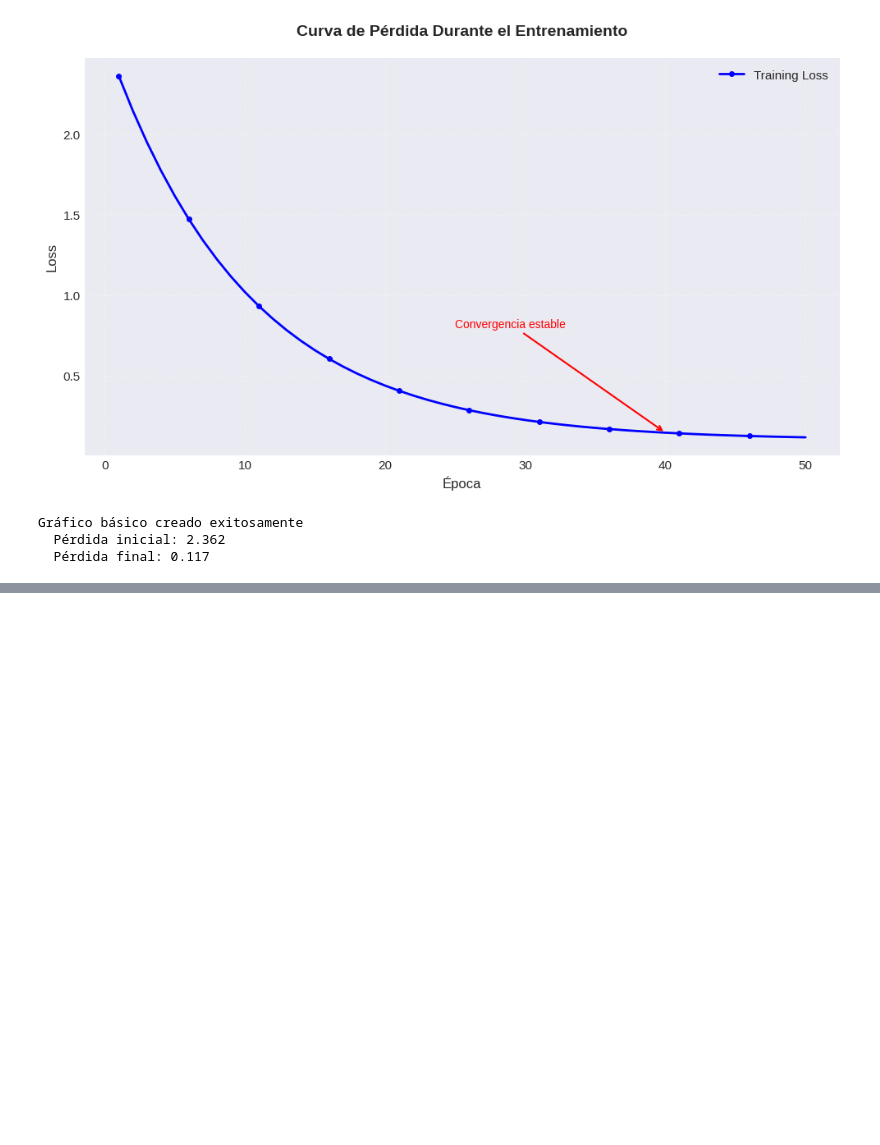
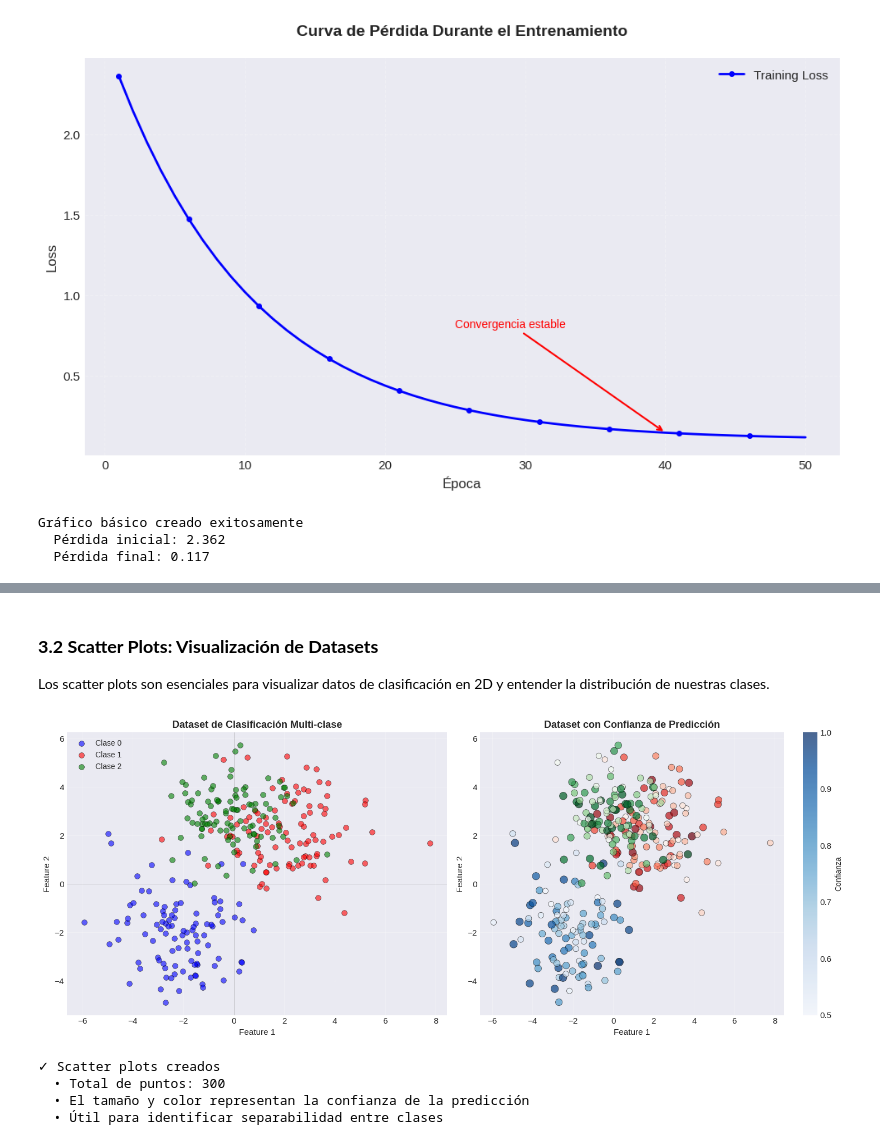
Before and after one commit to jdrodas/fundamentos_IA, a Jupyter notebook: introduccion_matplotlib/introduccion_matplotlib.ipynb, the cells around one changed output, grey strips where cells are left out. Cells and saved outputs as stored; diff of their text form; code cells hidden in the pictures; blank space fills up the shorter version.

Commit message:
Actualizado introduccion matplotlib para agregar visualización de imágenes

```diff
--- a/introduccion_matplotlib/introduccion_matplotlib.ipynb
+++ b/introduccion_matplotlib/introduccion_matplotlib.ipynb
@@ -236,3 +236,81 @@ print("  • Leaky ReLU: previene 'neuronas muertas' del ReLU")
   • Tanh: rango (-1, 1) - centra los datos alrededor de 0
   • ReLU: soluciona el problema del gradiente desvaneciente
   • Leaky ReLU: previene 'neuronas muertas' del ReLU
+# %% [markdown]
+### **3.2 Scatter Plots: Visualización de Datasets**
+
+Los scatter plots son esenciales para visualizar datos de clasificación en 2D y entender la distribución de nuestras clases.
+# %%
+# Generar un dataset sintético de clasificación binaria
+np.random.seed(42)
+
+# Clase 0: centrada en (-2, -2)
+n_samples = 100
+class_0_x = np.random.randn(n_samples) * 1.5 - 2
+class_0_y = np.random.randn(n_samples) * 1.5 - 2
+
+# Clase 1: centrada en (2, 2)
+class_1_x = np.random.randn(n_samples) * 1.5 + 2
+class_1_y = np.random.randn(n_samples) * 1.5 + 2
+
+# Clase 2: centrada en (0, 3)
+class_2_x = np.random.randn(n_samples) * 1.2 + 0
+class_2_y = np.random.randn(n_samples) * 1.2 + 3
+
+# Crear figura con dos visualizaciones
+fig, (ax1, ax2) = plt.subplots(1, 2, figsize=(15, 6))
+
+# ========== GRÁFICO 1: Scatter básico ==========
+ax1.scatter(class_0_x, class_0_y, c='blue', alpha=0.6, s=50,
+            label='Clase 0', edgecolors='black', linewidth=0.5)
+ax1.scatter(class_1_x, class_1_y, c='red', alpha=0.6, s=50,
+            label='Clase 1', edgecolors='black', linewidth=0.5)
+ax1.scatter(class_2_x, class_2_y, c='green', alpha=0.6, s=50,
+            label='Clase 2', edgecolors='black', linewidth=0.5)
+
+ax1.set_title('Dataset de Clasificación Multi-clase', fontsize=13, fontweight='bold')
+ax1.set_xlabel('Feature 1', fontsize=11)
+ax1.set_ylabel('Feature 2', fontsize=11)
+ax1.legend(loc='upper left', fontsize=10)
+ax1.grid(True, alpha=0.3)
+ax1.axhline(y=0, color='black', linewidth=0.5, alpha=0.3)
+ax1.axvline(x=0, color='black', linewidth=0.5, alpha=0.3)
+
+# ========== GRÁFICO 2: Con tamaños variables y colormap ==========
+# Simular una tercera dimensión (por ejemplo, confianza de predicción)
+confidence_0 = np.random.uniform(0.5, 1.0, n_samples)
+confidence_1 = np.random.uniform(0.5, 1.0, n_samples)
+confidence_2 = np.random.uniform(0.5, 1.0, n_samples)
+
+scatter_0 = ax2.scatter(class_0_x, class_0_y, c=confidence_0, cmap='Blues',
+                        alpha=0.7, s=confidence_0*100, edgecolors='black',
+                        linewidth=0.5, vmin=0.5, vmax=1.0)
+scatter_1 = ax2.scatter(class_1_x, class_1_y, c=confidence_1, cmap='Reds',
+                        alpha=0.7, s=confidence_1*100, edgecolors='black',
+                        linewidth=0.5, vmin=0.5, vmax=1.0)
+scatter_2 = ax2.scatter(class_2_x, class_2_y, c=confidence_2, cmap='Greens',
+                        alpha=0.7, s=confidence_2*100, edgecolors='black',
+                        linewidth=0.5, vmin=0.5, vmax=1.0)
+
+ax2.set_title('Dataset con Confianza de Predicción', fontsize=13, fontweight='bold')
+ax2.set_xlabel('Feature 1', fontsize=11)
+ax2.set_ylabel('Feature 2', fontsize=11)
+ax2.grid(True, alpha=0.3)
+
+# Añadir colorbar
+cbar = plt.colorbar(scatter_0, ax=ax2)
+cbar.set_label('Confianza', fontsize=10)
+
+plt.tight_layout()
+plt.show()
+
+print("Scatter plots creados")
+print(f"  • Total de puntos: {3 * n_samples}")
+print(f"  • El tamaño y color representan la confianza de la predicción")
+print(f"  • Útil para identificar separabilidad entre clases")
+# %% [output]
+[figure, added]
+✓ Scatter plots creados
+  • Total de puntos: 300
+  • El tamaño y color representan la confianza de la predicción
+  • Útil para identificar separabilidad entre clases
```
Also changed, not shown: parts of 25 cells of this notebook.
